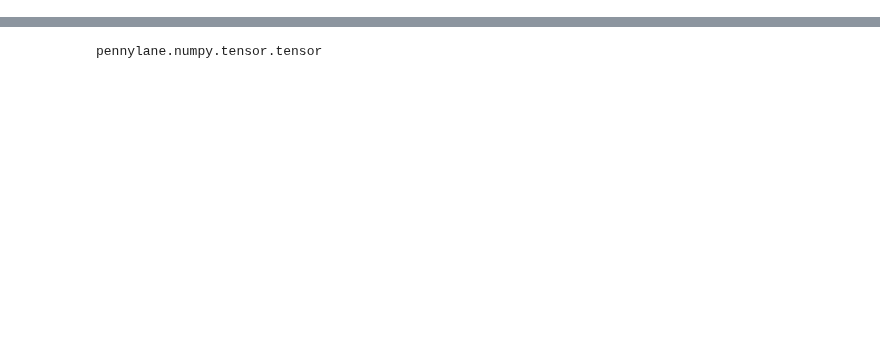
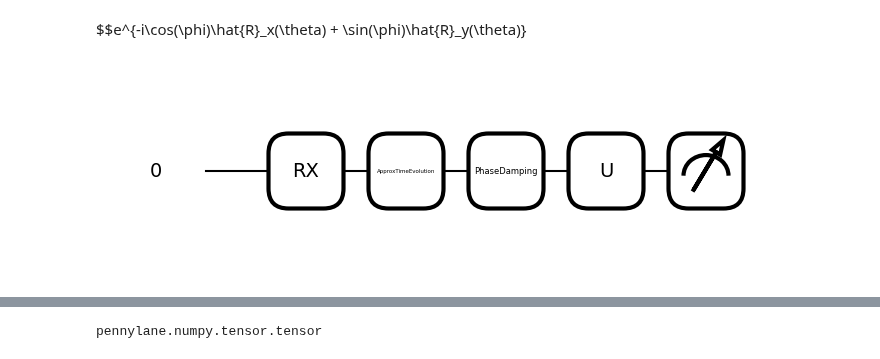
Before and after one commit to iridescent0923/Quantum_Optimization, a Jupyter notebook: Pennylane_Workspace/Metrology/CFI_optimize/Complete/1-qubit/BFGS/BFGS_3[1-qubit;Basic;custom;Tau=5e-2].ipynb, the cells around one changed output, grey strips where cells are left out. Saved outputs shown, nothing was run; the diff lists cells and outputs as text; code cells hidden in the pictures; blank space fills up the shorter version.

```diff
--- a/Pennylane_Workspace/Metrology/CFI_optimize/Complete/1-qubit/BFGS/BFGS_3[1-qubit;Basic;custom;Tau=5e-2].ipynb
+++ b/Pennylane_Workspace/Metrology/CFI_optimize/Complete/1-qubit/BFGS/BFGS_3[1-qubit;Basic;custom;Tau=5e-2].ipynb
@@ -74,3 +65,10 @@ def circuit(paras):
+# %% [markdown]
+$$e^{-i\cos(\phi)\hat{R}_x(\theta) + \sin(\phi)\hat{R}_y(\theta)}
+# %%
+paras_plot = 1,1
+fig, ax = qml.draw_mpl(circuit)(paras_plot)
+# %% [output]
+[figure, added]
 # %%
 @qml.qnode(dev)
 def Post_selection_Dephase(phi):
```
Also changed, not shown: parts of 7 cells of this notebook, 10 other files.
